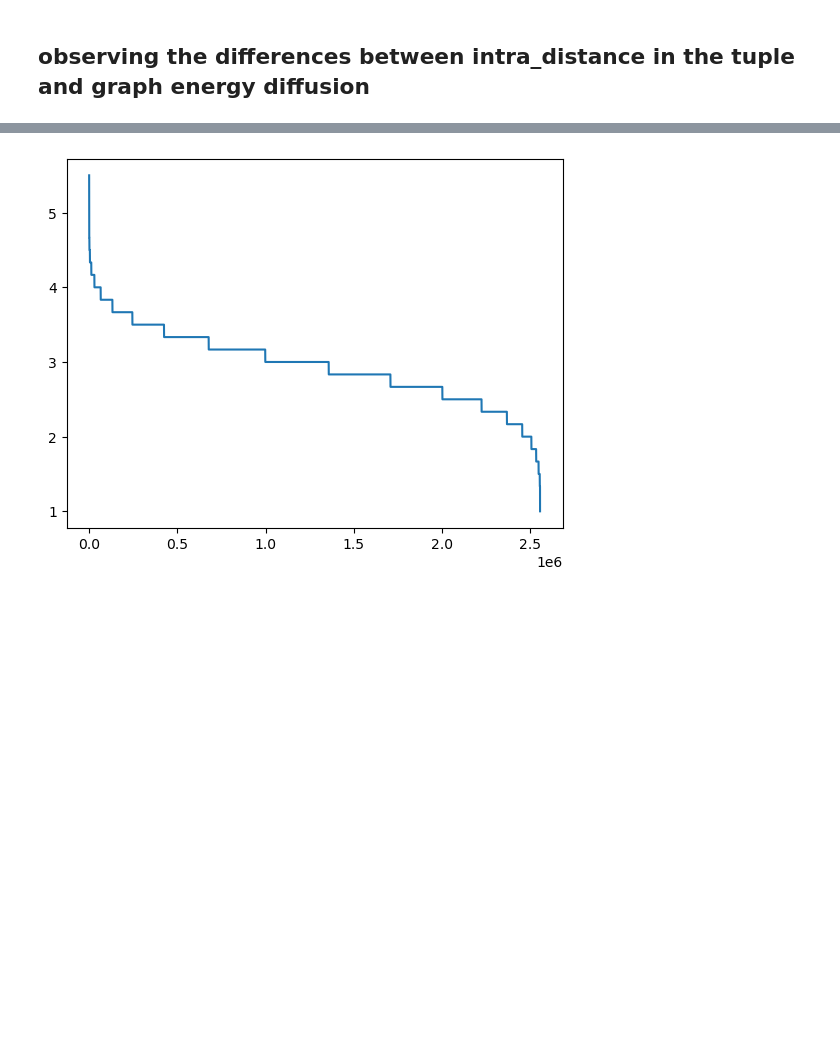
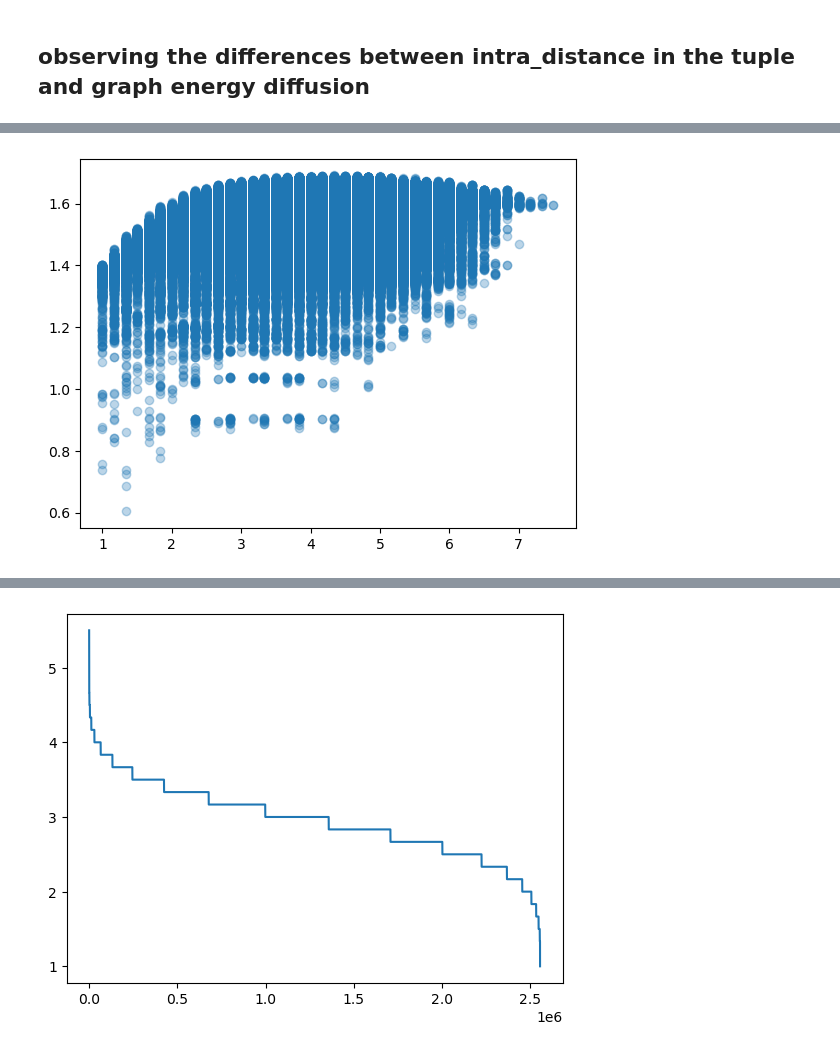
Before and after one commit to ClaudioFantasia/local_hyperbolicity_in_graphs, a Jupyter notebook: notebooks/04_spectral_regularization.ipynb, the cells around one changed output, grey strips where cells are left out. Cells and saved outputs as stored; diff of their text form; code cells hidden in the pictures; blank space fills up the shorter version.

```diff
--- a/notebooks/04_spectral_regularization.ipynb
+++ b/notebooks/04_spectral_regularization.ipynb
@@ -47,3 +47,8 @@ PearsonRResult(statistic=np.float64(0.9435871922038915), pvalue=np.float64(0.0))
+# %%
+plt.scatter(list(intra_distance_dict.values()),list(energies.values()), alpha=0.3)
+plt.show()
+# %% [output]
+[figure, added]
 # %%
 intra_distance_dict = dict(sorted(intra_distance_dict.items(), key=lambda x: x[1], reverse=True))
 energies = dict(sorted(energies.items(), key=lambda x: x[1], reverse=True))
```
Also changed, not shown: parts of 3 cells of this notebook, 6 other files.
